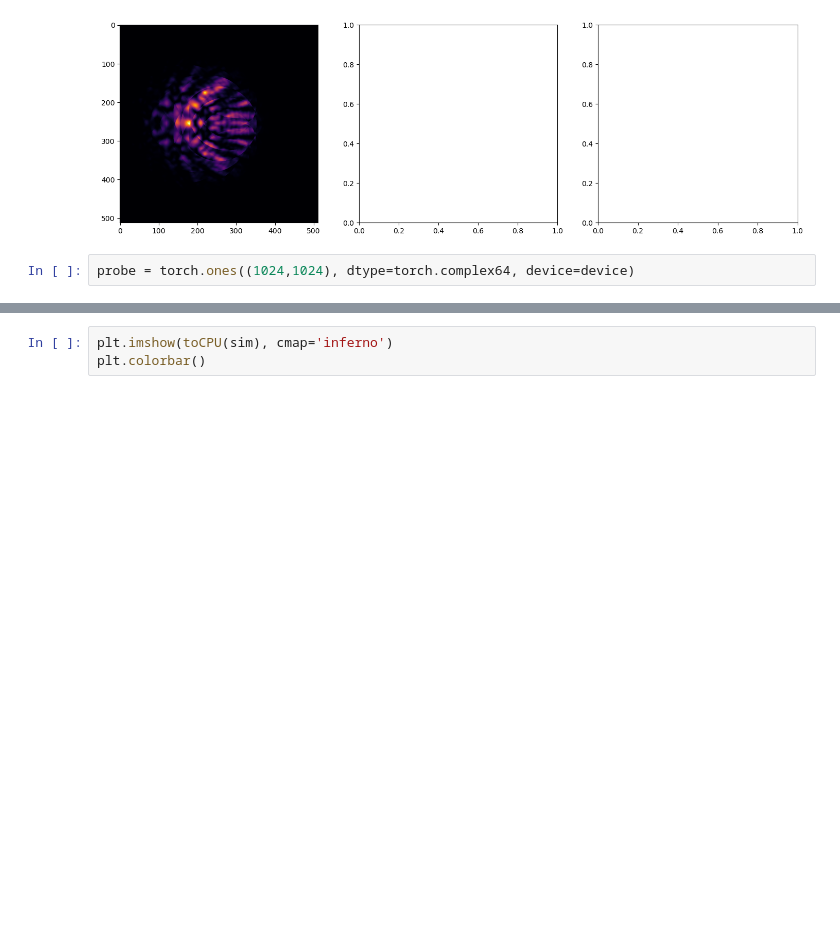
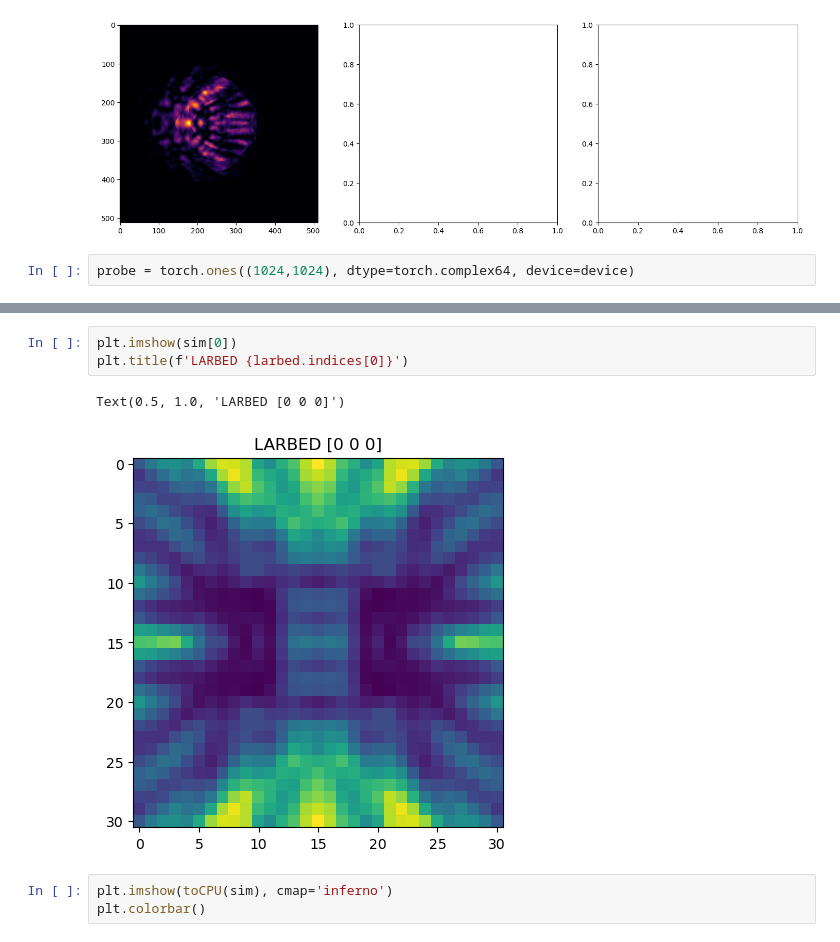
Before and after one commit to swampni/multislice, a Jupyter notebook: multisliceSim.ipynb, the cells around one changed output, grey strips where cells are left out. Drawn from its saved outputs; the diff is of its cells as text; blank space fills up the shorter version.

```diff
--- a/multisliceSim.ipynb
+++ b/multisliceSim.ipynb
@@ -137,3 +129,9 @@ print(torch.cuda.memory.memory_summary())
+# %%
+plt.imshow(sim[0])
+plt.title(f'LARBED {larbed.indices[0]}')
+# %% [output]
+Text(0.5, 1.0, 'LARBED [0 0 0]')
+[figure, added]
 # %%
 plt.imshow(toCPU(sim), cmap='inferno')
 plt.colorbar()
```
Also changed, not shown: parts of 5 cells of this notebook, 2 other files.
